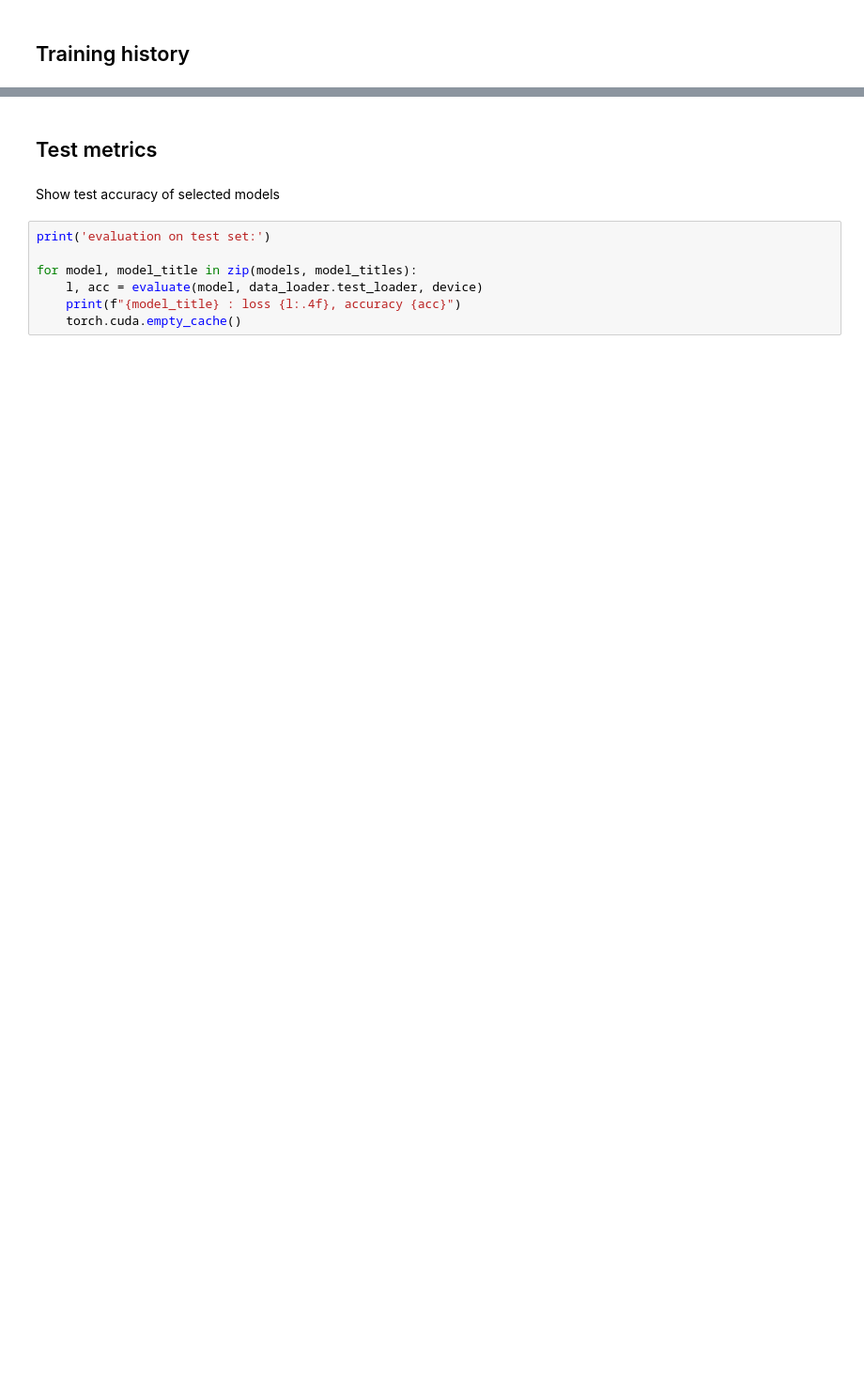
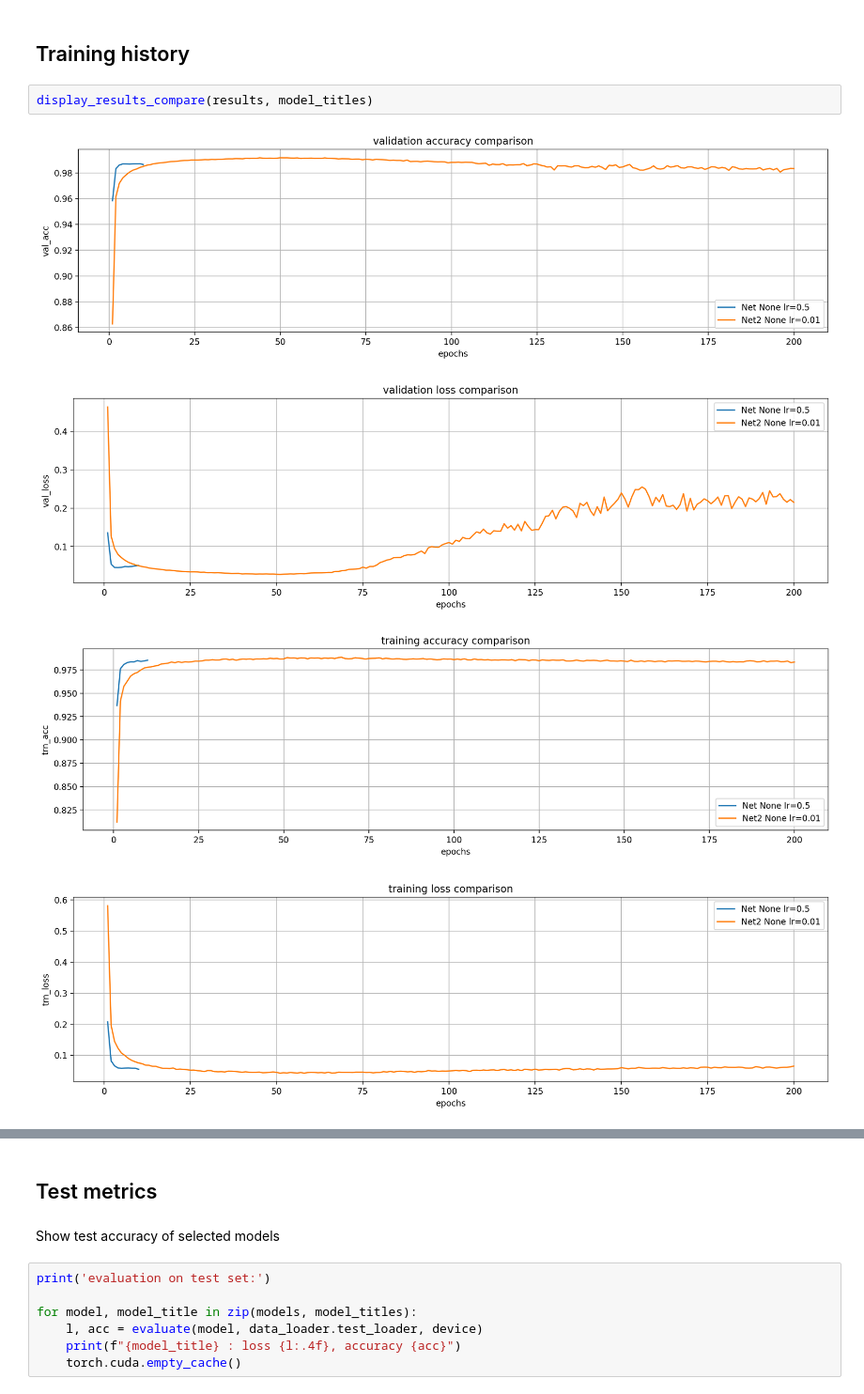
Before and after one commit to VladyslavHladchenko/cnn_workflow, a Jupyter notebook: view.ipynb, the cells around one changed output, grey strips where cells are left out. Shown at 94% size. Drawn from its saved outputs; the diff is of its cells as text; blank space fills up the shorter version.

```diff
--- a/view.ipynb
+++ b/view.ipynb
@@ -48,5 +48,12 @@ loading ['2022-04-21 11_55_26 Net2 100 0.001']
 # %% [markdown]
 ## Training history
+# %%
+display_results_compare(results, model_titles)
+# %% [output]
+[figure, added]
+[figure, added]
+[figure, added]
+[figure, added]
 # %%
 for r,title in zip(results, model_titles):
     display_results(r, title)
```
Also changed, not shown: parts of 4 cells of this notebook, 4 other files.
